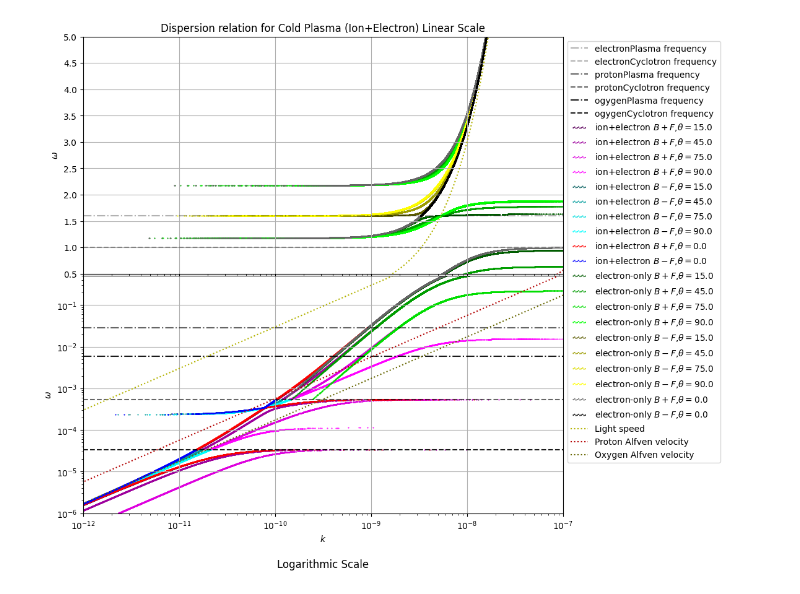
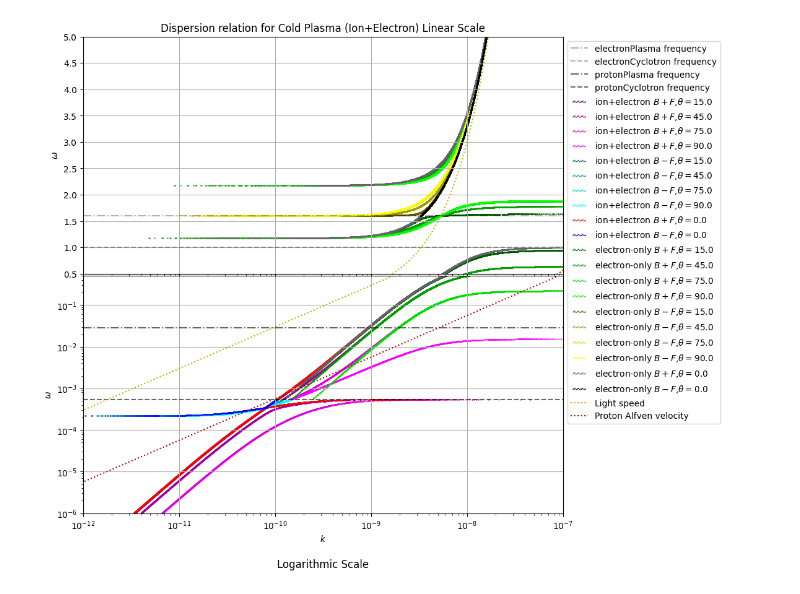
Before and after one commit to Butadiene/cold_plasma_dipassive, a Jupyter notebook: cold_plasma_分散関係_V2_only_final_code.ipynb, the cells around one changed output. Drawn from its saved outputs; the diff is of its cells as text; code cells hidden in the pictures.

```diff
--- a/cold_plasma_分散関係_V2_only_final_code.ipynb
+++ b/cold_plasma_分散関係_V2_only_final_code.ipynb
@@ -13,10 +13,11 @@ c = 3e8
 me = 9.1093837015e-31
 mh = 1.67262192e-27
 a = 0.6 # proton and oxygen ratio
+electron_cycltrons_seconds = 1
 
 # Initialize plasma parameters
 def init_plasma_params():
-    oe, pe = 1.0, 1.6
+    oe, pe = 1.0*electron_cycltrons_seconds , 1.6*electron_cycltrons_seconds
     protons = {
         "mass": mh,
         "charge_sign": 1.0,
@@ -24,13 +25,7 @@ def init_plasma_params():
         "Plasma_freq": pe * np.sqrt(a * me / mh),
         "name":"proton"
     }
-    oxygens = {
-        "mass": mh * 16,
-        "charge_sign": 1.0,
-        "Cyclotron_freq": oe * me / (mh * 16),
-        "Plasma_freq": pe * np.sqrt((1.0 - a) * me / (mh * 16)),
-        "name":"ogygen"
-    }
+
     electrons = {
         "mass": me,
         "charge_sign": -1.0,
@@ -38,7 +33,7 @@ def init_plasma_params():
         "Plasma_freq": pe,
         "name": "electron"
     }
-    return {"electron": electrons, "proton": protons, "oxygen": oxygens}
+    return {"electron": electrons, "proton": protons}
 
 elements = init_plasma_params()
 
@@ -50,10 +45,10 @@ if("proton" in elements):
   proton_plasma_cycltrons = elements["proton"]["Cyclotron_freq"]
 
 
-linear_graph_max = 5.0
-linear_graph_min = 0.5
+linear_graph_max = 5.0*electron_cycltrons_seconds
+linear_graph_min = 0.5*electron_cycltrons_seconds
 log_graph_max = linear_graph_min
-log_graph_min = 10**-6.0
+log_graph_min = 10**-6.0*electron_cycltrons_seconds
 if("proton" in elements):
   electron_range_max = linear_graph_max
   electron_range_min = proton_plasma_cycltrons
@@ -146,8 +141,8 @@ def calc_disp(theta,w,only_electron):
   filtered_mw, filtered_kmp = sorted_mw,sorted_kmp
 
   for i in range(2):
-    filtered_pw, filtered_kpp = filter_arrays(filtered_pw,filtered_kpp,0.0025,i)
-    filtered_mw, filtered_kmp = filter_arrays(filtered_mw,filtered_kmp,0.0025,i)
+    filtered_pw, filtered_kpp = filter_arrays(filtered_pw,filtered_kpp,0.0025*electron_cycltrons_seconds,i)
+    filtered_mw, filtered_kmp = filter_arrays(filtered_mw,filtered_kmp,0.0025*electron_cycltrons_seconds,i)
 
 
   return [filtered_kpp,filtered_kmp,filtered_pw, filtered_mw, theta]
@@ -158,7 +153,7 @@ if not (("electron" in elements) and len(elements)==1):
   wlog =  np.logspace(np.log10(ions_range_min), np.log10(ions_range_max), 10**5) # 対数の配列も生成
   w = wlog
   if(ions_range_max>linear_graph_min):
-    w = np.arange(linear_graph_min,ions_range_max,10**-6)  #変数は周波数
+    w = np.arange(linear_graph_min,ions_range_max,10**-6*electron_cycltrons_seconds)  #変数は周波数
     w = np.concatenate((w, wlog)) # 上の2つの配列を結合
 
   thetas = [0,np.pi/12,np.pi/4,np.pi/2.4,np.pi/2]
@@ -173,7 +168,7 @@ if not (("electron" in elements) and len(elements)==1):
 
 # 電子のみを実行
 if("electron" in elements):
-  w = np.arange(electron_range_min,linear_graph_max,10**-6)  #変数は周波数
+  w = np.arange(electron_range_min,linear_graph_max,10**-6*electron_cycltrons_seconds)  #変数は周波数
   if(electron_range_max<log_graph_min):
     wlog =  np.logspace(np.log10(electron_range_min), np.log10(log_graph_max), 10**5) # 対数の配列も生成
     w = np.concatenate((w, wlog)) # 上の2つの配列を結合
@@ -262,34 +257,34 @@ if("electron" in elements):
   plot_disp([result for result in results_electron if result[4] == 0], w, color_map['theta_0'], ax1, 'electron-only')
   plot_disp([result for result in results_electron if result[4] != 0], w, color_map['theta_not_0'], ax2, 'electron-only')
   plot_disp([result for result in results_electron if result[4] == 0], w, color_map['theta_0'], ax2, 'electron-only')
 
 
 
 
-plt.xlim(10**-12,10**-7)
+plt.xlim(10**-12*electron_cycltrons_seconds,10**-7*electron_cycltrons_seconds)
 
 
 lightcol = (0.7,0.7,0.0)
-w1 = np.arange(0.0,5,10**-6)
-wlog =  np.logspace(-6, np.log10(0.5), 10**5) # 対数の配列も生成
+w1 = np.arange(0.0*electron_cycltrons_seconds,5*electron_cycltrons_seconds,10**-6*electron_cycltrons_seconds)
+wlog =  np.logspace(np.log10(1e-6*electron_cycltrons_seconds), np.log10(0.5*electron_cycltrons_seconds), 10**5) # 対数の配列も生成
 ax1.plot(w1/c,w1,linestyle='dotted',alpha=1.0,color=lightcol,label='Light speed')
 ax2.plot(wlog/c,wlog,linestyle='dotted',alpha=1.0,color=lightcol,label='Light speed')
 
 if("proton" in elements):
   proton_alfven_vel_color = (0.7,0.0,0.0)
   proton_alfven_vel = c*elements["proton"]["Cyclotron_freq"]/elements["proton"]["Plasma_freq"]
   ax1.plot(w1/proton_alfven_vel,w1,linestyle='dotted',alpha=1.0,color=proton_alfven_vel_color,label='Proton Alfven velocity')
   ax2.plot(wlog/proton_alfven_vel,wlog,linestyle='dotted',alpha=1.0,color=proton_alfven_vel_color,label='Proton Alfven velocity')
 if("oxygen" in elements):
   oxygen_vel_color = (0.4,0.4,0.0)
   oxygen_alfven_vel = c*elements["oxygen"]["Cyclotron_freq"]/elements["oxygen"]["Plasma_freq"]
   ax1.plot(w1/oxygen_alfven_vel,w1,linestyle='dotted',alpha=1.0,color=oxygen_vel_color,label='Oxygen Alfven velocity')
   ax2.plot(wlog/oxygen_alfven_vel,wlog,linestyle='dotted',alpha=1.0,color=oxygen_vel_color,label='Oxygen Alfven velocity')
 ax1.legend(scatterpoints=10, loc='upper left', bbox_to_anchor=(1, 1))
 #ax2.legend(scatterpoints=10, loc='upper left', bbox_to_anchor=(1, 1))
 ax2.set_xlabel(r'$k$')
 ax1.set_ylabel(r'$\omega$')
 ax2.set_ylabel(r'$\omega$')
 fig.subplots_adjust(hspace=0.01)
 # %% [output]
-[figure, old version]
+[figure, new version]
```
Also changed, not shown: 4 other files.
